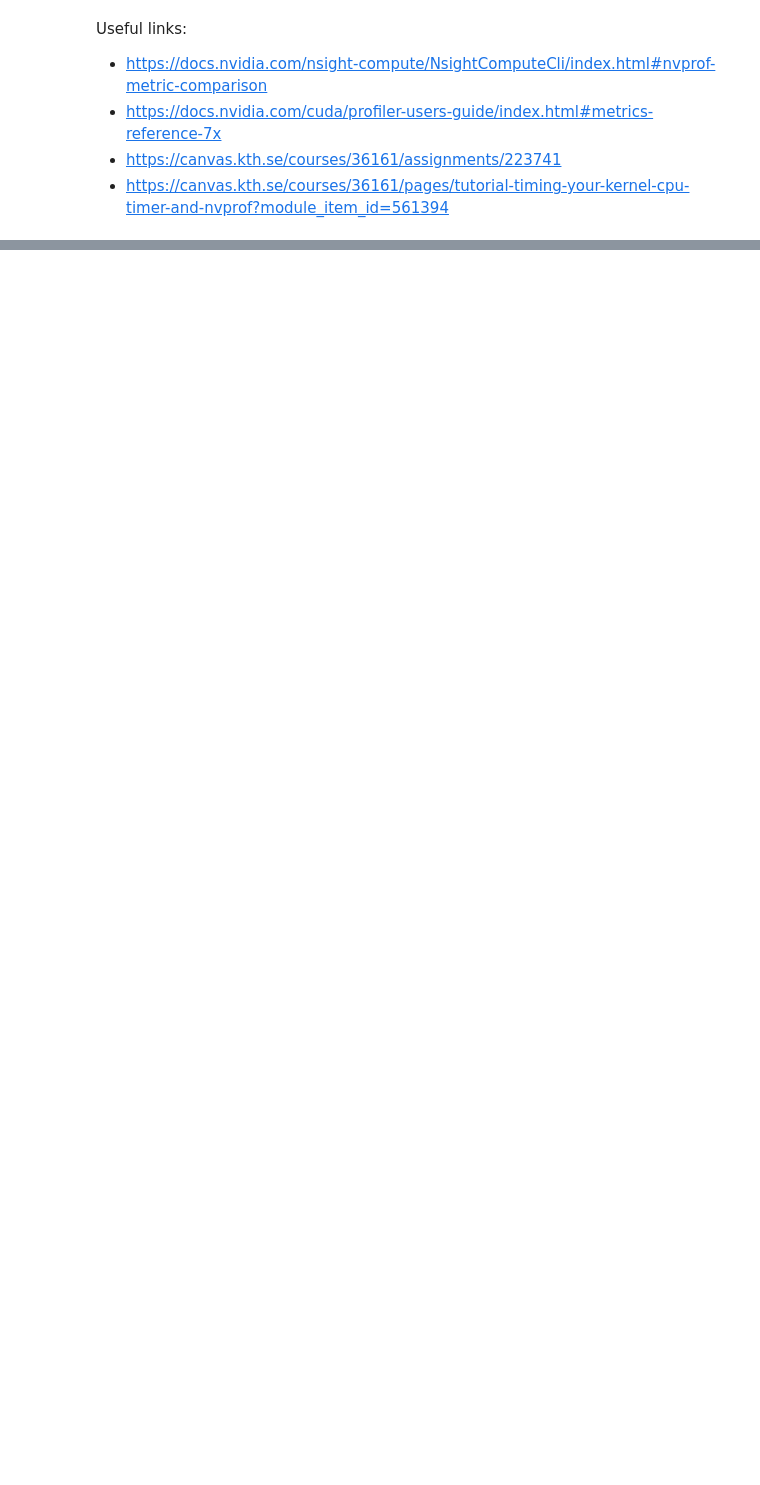
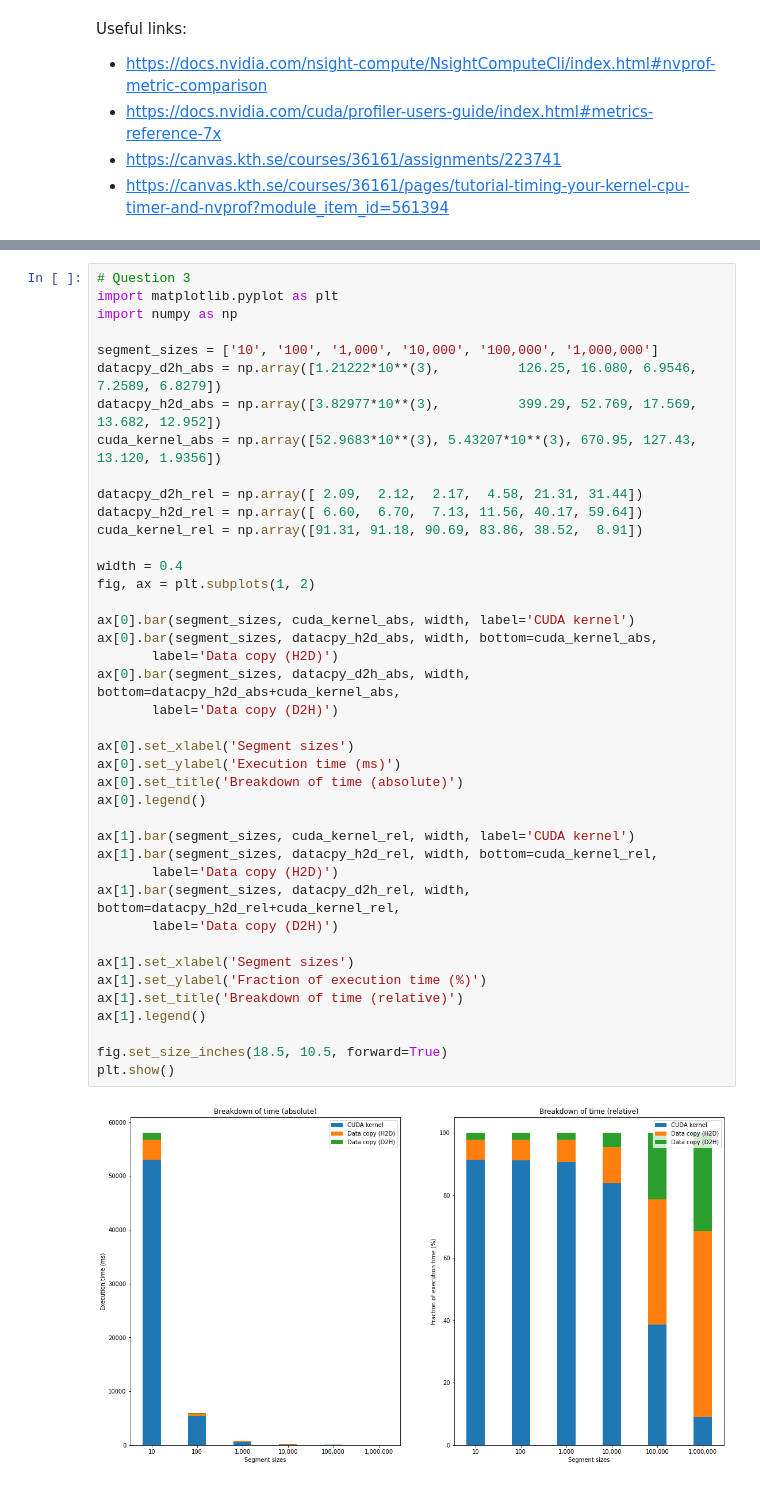
Before and after one commit to TheKastenkarl/DD2360HT22, a Jupyter notebook: hw_4/ex_2/hw4_ex2_cuda_streams.ipynb, the cells around one changed output, grey strips where cells are left out. Saved outputs shown, nothing was run; the diff lists cells and outputs as text; blank space fills up the shorter version.

```diff
--- a/hw_4/ex_2/hw4_ex2_cuda_streams.ipynb
+++ b/hw_4/ex_2/hw4_ex2_cuda_streams.ipynb
@@ -106,0 +162,43 @@ plt.show()
+# %%
+# Question 3
+import matplotlib.pyplot as plt
+import numpy as np
+
+segment_sizes = ['10', '100', '1,000', '10,000', '100,000', '1,000,000']
+datacpy_d2h_abs = np.array([1.21222*10**(3),          126.25, 16.080, 6.9546, 7.2589, 6.8279])
+datacpy_h2d_abs = np.array([3.82977*10**(3),          399.29, 52.769, 17.569, 13.682, 12.952])
+cuda_kernel_abs = np.array([52.9683*10**(3), 5.43207*10**(3), 670.95, 127.43, 13.120, 1.9356])
+
+datacpy_d2h_rel = np.array([ 2.09,  2.12,  2.17,  4.58, 21.31, 31.44])
+datacpy_h2d_rel = np.array([ 6.60,  6.70,  7.13, 11.56, 40.17, 59.64])
+cuda_kernel_rel = np.array([91.31, 91.18, 90.69, 83.86, 38.52,  8.91])
+
+width = 0.4
+fig, ax = plt.subplots(1, 2)
+
+ax[0].bar(segment_sizes, cuda_kernel_abs, width, label='CUDA kernel')
+ax[0].bar(segment_sizes, datacpy_h2d_abs, width, bottom=cuda_kernel_abs,
+       label='Data copy (H2D)')
+ax[0].bar(segment_sizes, datacpy_d2h_abs, width, bottom=datacpy_h2d_abs+cuda_kernel_abs,
+       label='Data copy (D2H)')
+
+ax[0].set_xlabel('Segment sizes')
+ax[0].set_ylabel('Execution time (ms)')
+ax[0].set_title('Breakdown of time (absolute)')
+ax[0].legend()
+
+ax[1].bar(segment_sizes, cuda_kernel_rel, width, label='CUDA kernel')
+ax[1].bar(segment_sizes, datacpy_h2d_rel, width, bottom=cuda_kernel_rel,
+       label='Data copy (H2D)')
+ax[1].bar(segment_sizes, datacpy_d2h_rel, width, bottom=datacpy_h2d_rel+cuda_kernel_rel,
+       label='Data copy (D2H)')
+
+ax[1].set_xlabel('Segment sizes')
+ax[1].set_ylabel('Fraction of execution time (%)')
+ax[1].set_title('Breakdown of time (relative)')
+ax[1].legend()
+
+fig.set_size_inches(18.5, 10.5, forward=True)
+plt.show()
+# %% [output]
+[figure, added]
```
Also changed, not shown: parts of 10 cells of this notebook, 4 other files.
